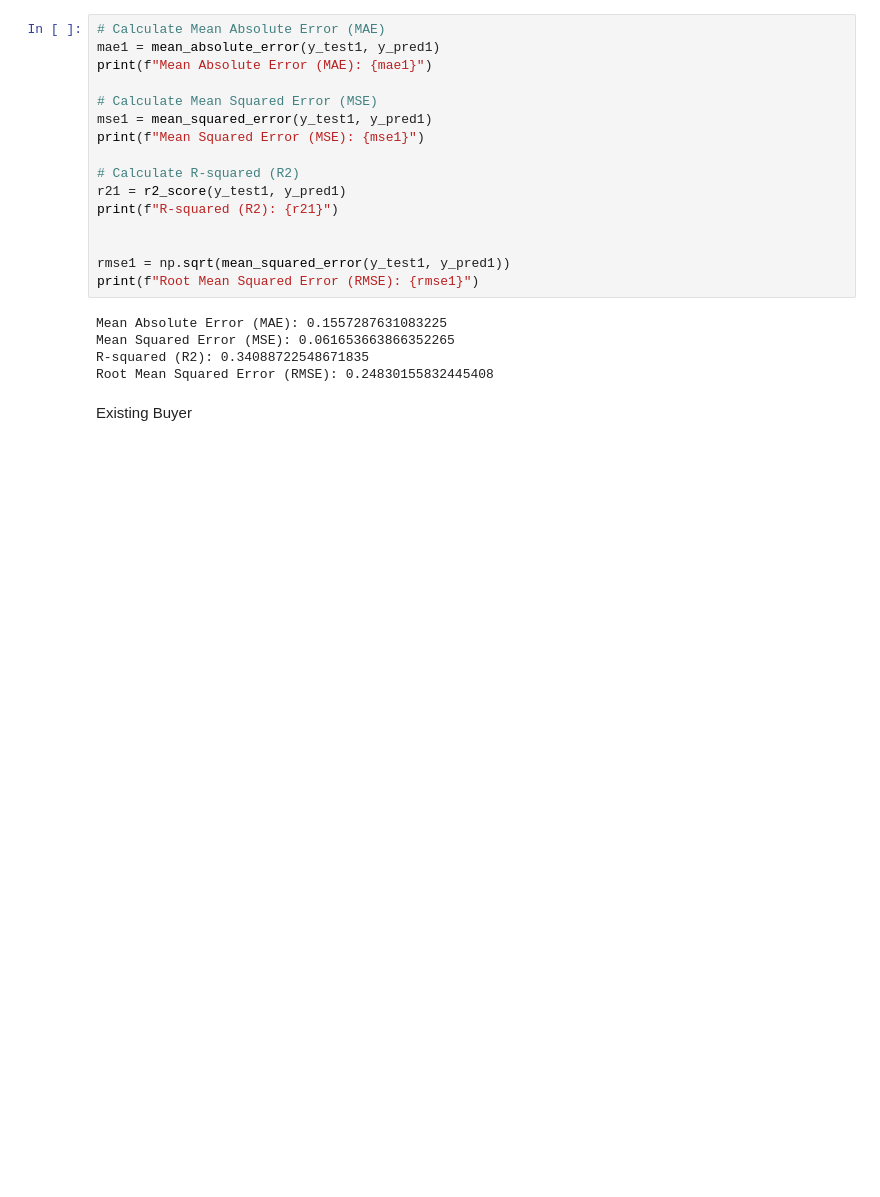
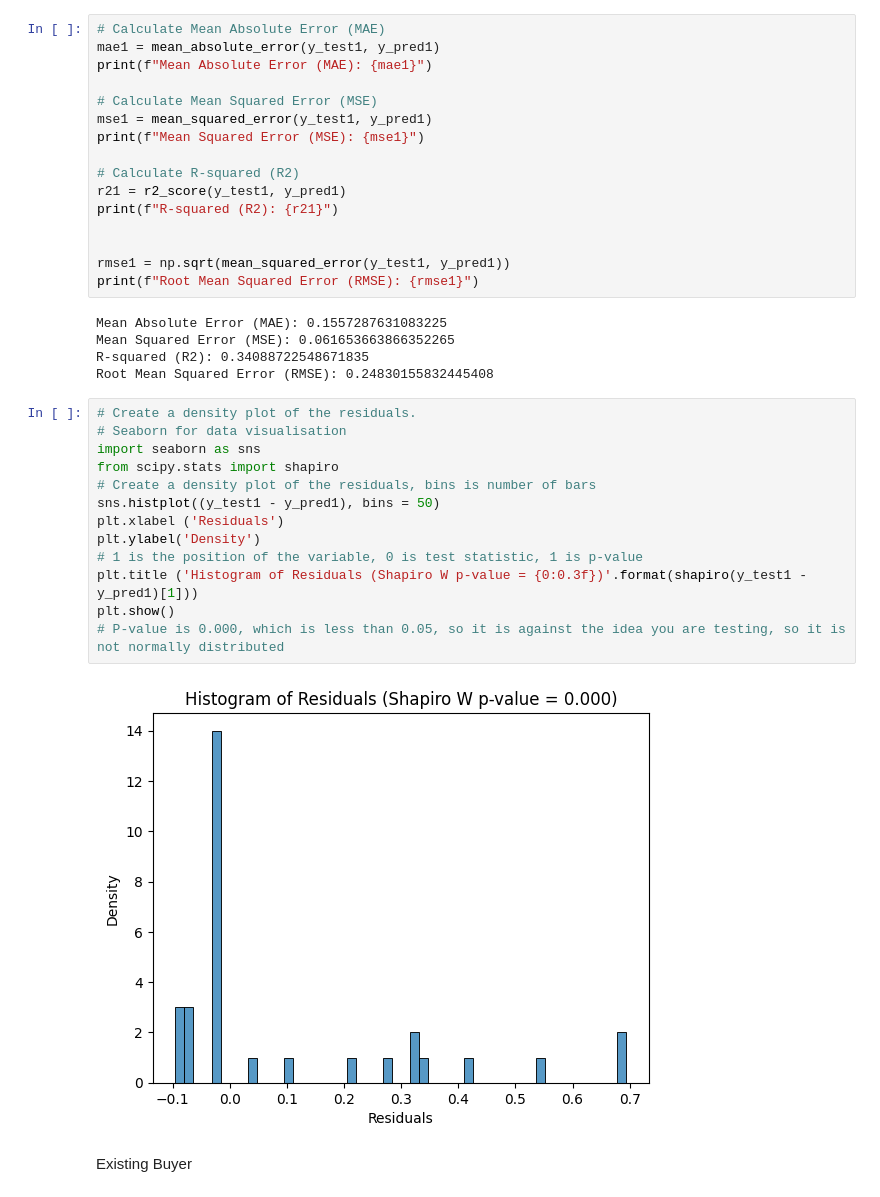
Before and after one commit to JingYuan0926/ChiliLado, a Jupyter notebook: ChiliLado.ipynb, the cells around one changed output. Cells and saved outputs as stored; diff of their text form; blank space fills up the shorter version.

Commit message:
Shapiro Wilk Test MLR Test

```diff
--- a/ChiliLado.ipynb
+++ b/ChiliLado.ipynb
@@ -598,6 +613,21 @@ Mean Absolute Error (MAE): 0.1557287631083225
 Mean Squared Error (MSE): 0.061653663866352265
 R-squared (R2): 0.34088722548671835
 Root Mean Squared Error (RMSE): 0.24830155832445408
+# %%
+# Create a density plot of the residuals.
+# Seaborn for data visualisation
+import seaborn as sns
+from scipy.stats import shapiro
+# Create a density plot of the residuals, bins is number of bars
+sns.histplot((y_test1 - y_pred1), bins = 50)
+plt.xlabel ('Residuals')
+plt.ylabel('Density')
+# 1 is the position of the variable, 0 is test statistic, 1 is p-value
+plt.title ('Histogram of Residuals (Shapiro W p-value = {0:0.3f})'.format(shapiro(y_test1 - y_pred1)[1]))
+plt.show()
+# P-value is 0.000, which is less than 0.05, so it is against the idea you are testing, so it is not normally distributed
+# %% [output]
+[figure, added]
 # %% [markdown]
 Existing Buyer
 # %%
```
Also changed, not shown: parts of 6 cells of this notebook.
